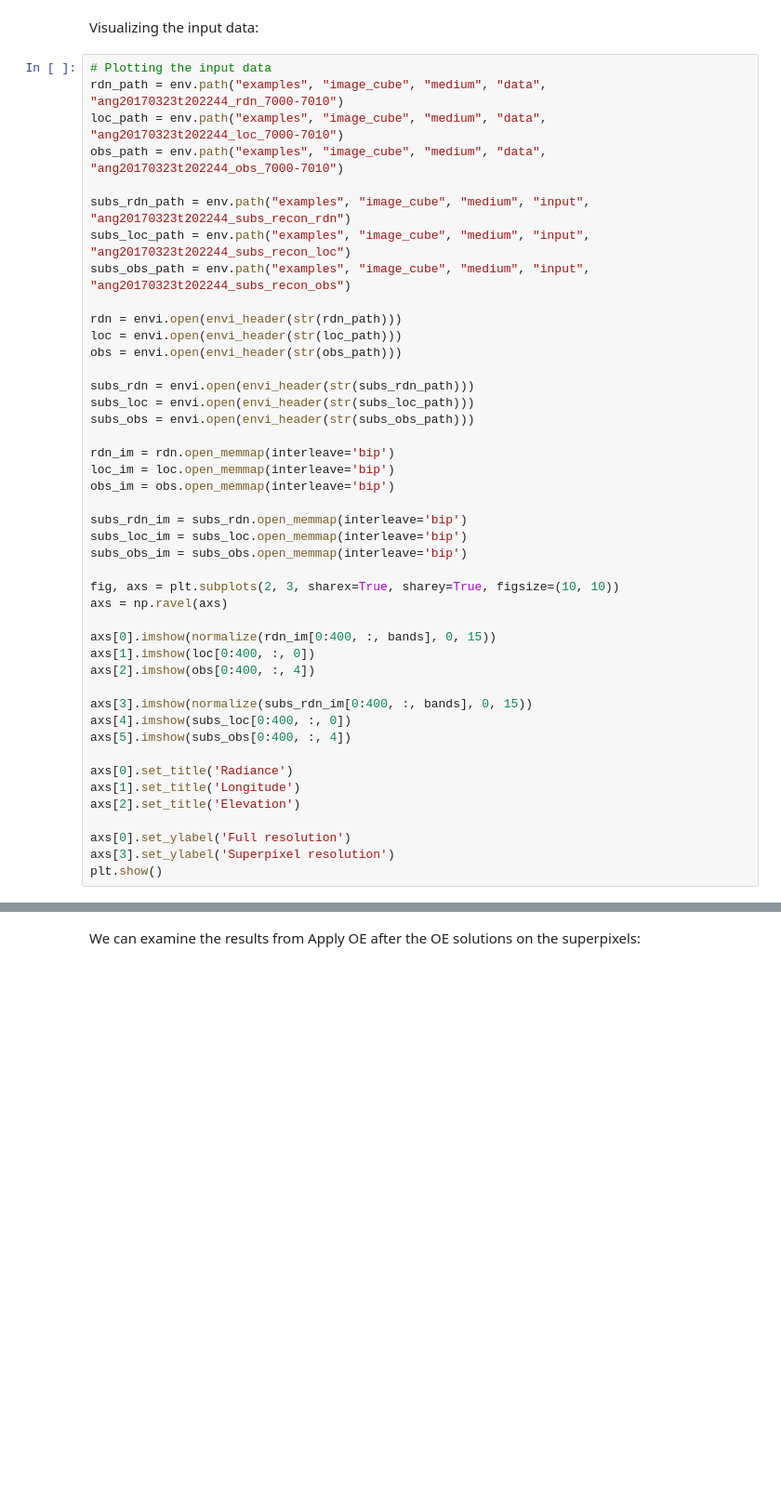
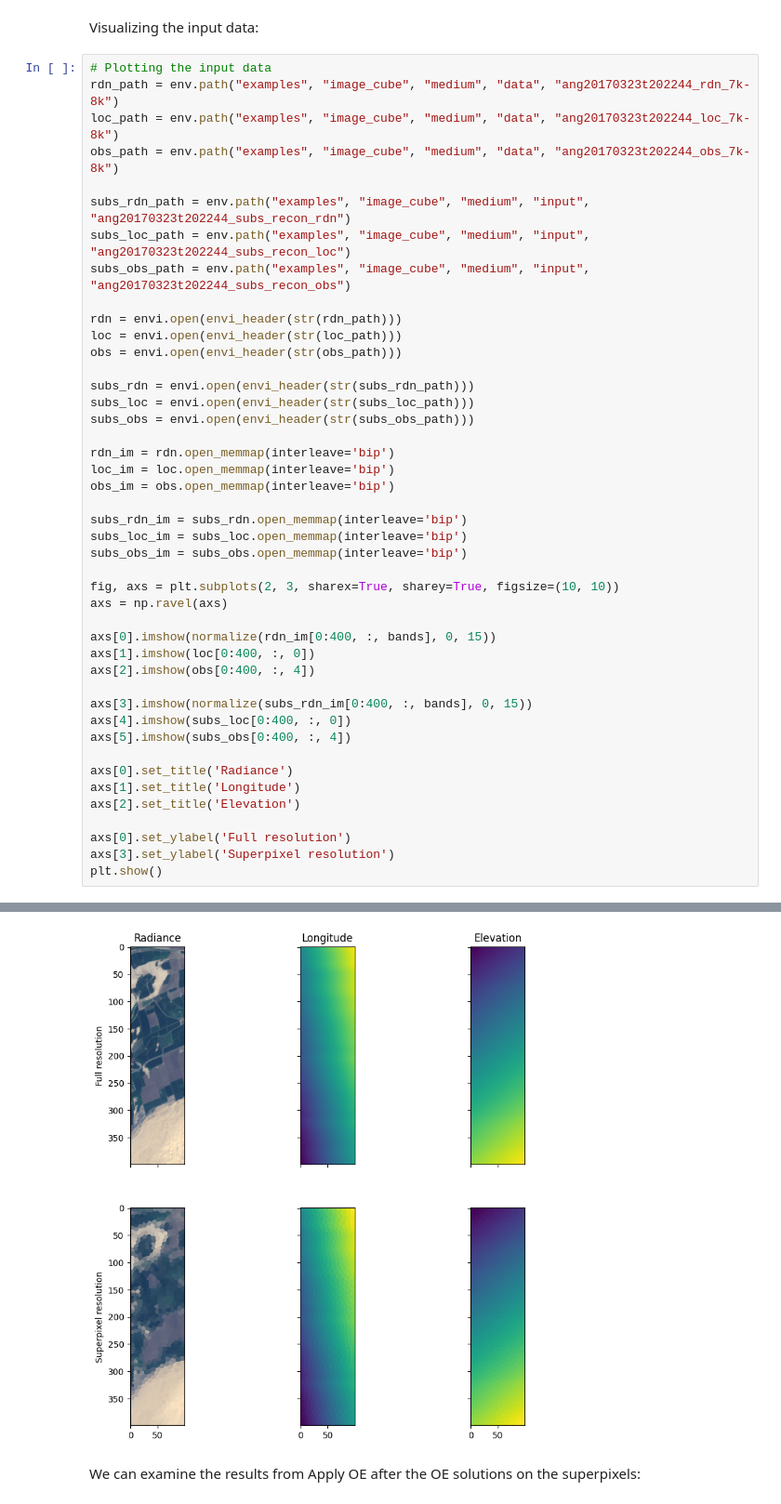
Before and after one commit to isofit/isofit-tutorials, a Jupyter notebook: docs/notebooks/apply_oe.ipynb, the cells around one changed output, grey strips where cells are left out. Shown at 93% size. Drawn from its saved outputs; the diff is of its cells as text; blank space fills up the shorter version.

```diff
--- a/docs/notebooks/apply_oe.ipynb
+++ b/docs/notebooks/apply_oe.ipynb
@@ -321,9 +459,9 @@ for product in ("rdn", "loc", "obs"):
 Visualizing the input data:
 # %%
 # Plotting the input data
-rdn_path = env.path("examples", "image_cube", "medium", "data", "ang20170323t202244_rdn_7000-7010")
-loc_path = env.path("examples", "image_cube", "medium", "data", "ang20170323t202244_loc_7000-7010")
-obs_path = env.path("examples", "image_cube", "medium", "data", "ang20170323t202244_obs_7000-7010")
+rdn_path = env.path("examples", "image_cube", "medium", "data", "ang20170323t202244_rdn_7k-8k")
+loc_path = env.path("examples", "image_cube", "medium", "data", "ang20170323t202244_loc_7k-8k")
+obs_path = env.path("examples", "image_cube", "medium", "data", "ang20170323t202244_obs_7k-8k")
 
 subs_rdn_path = env.path("examples", "image_cube", "medium", "input", "ang20170323t202244_subs_recon_rdn")
 subs_loc_path = env.path("examples", "image_cube", "medium", "input", "ang20170323t202244_subs_recon_loc")
@@ -363,3 +501,4 @@ axs[2].set_title('Elevation')
 axs[0].set_ylabel('Full resolution')
 axs[3].set_ylabel('Superpixel resolution')
 plt.show()
+# %% [output]
@@ -366,3 +506,4 @@ plt.show()
+[figure, added]
 # %% [markdown]
 We can examine the results from Apply OE after the OE solutions on the superpixels:
 # %%
```
Also changed, not shown: parts of 11 cells of this notebook, 2 other files.
